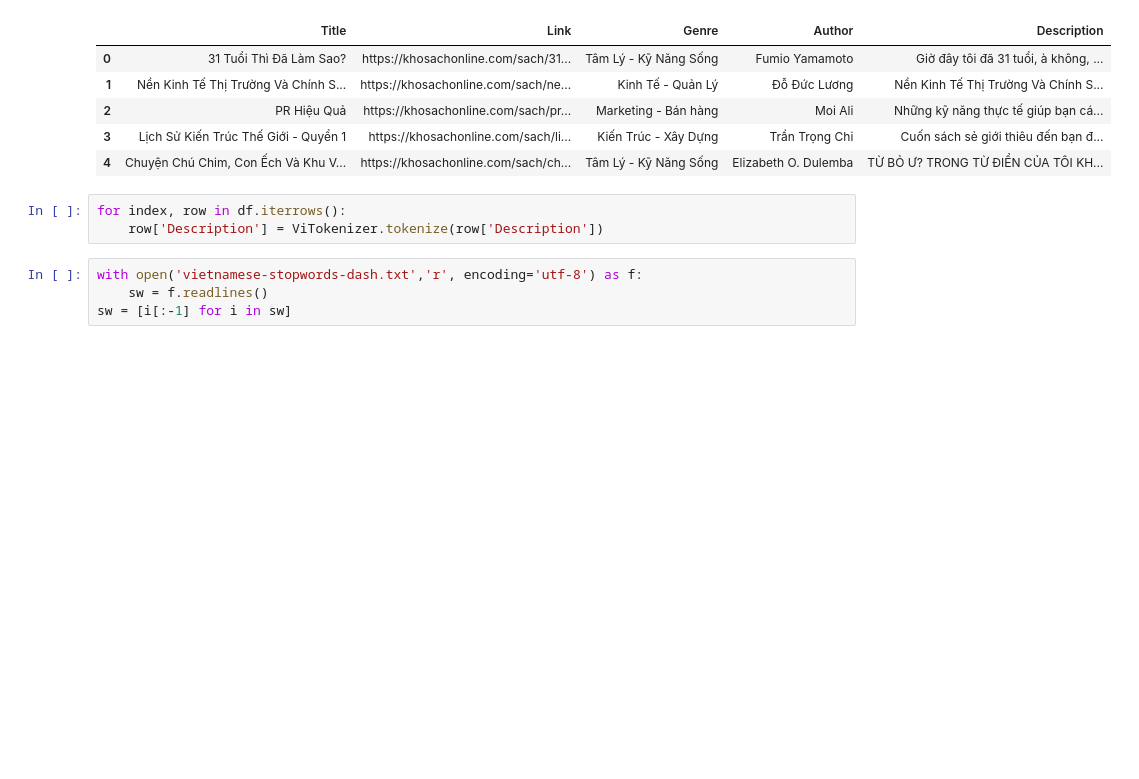
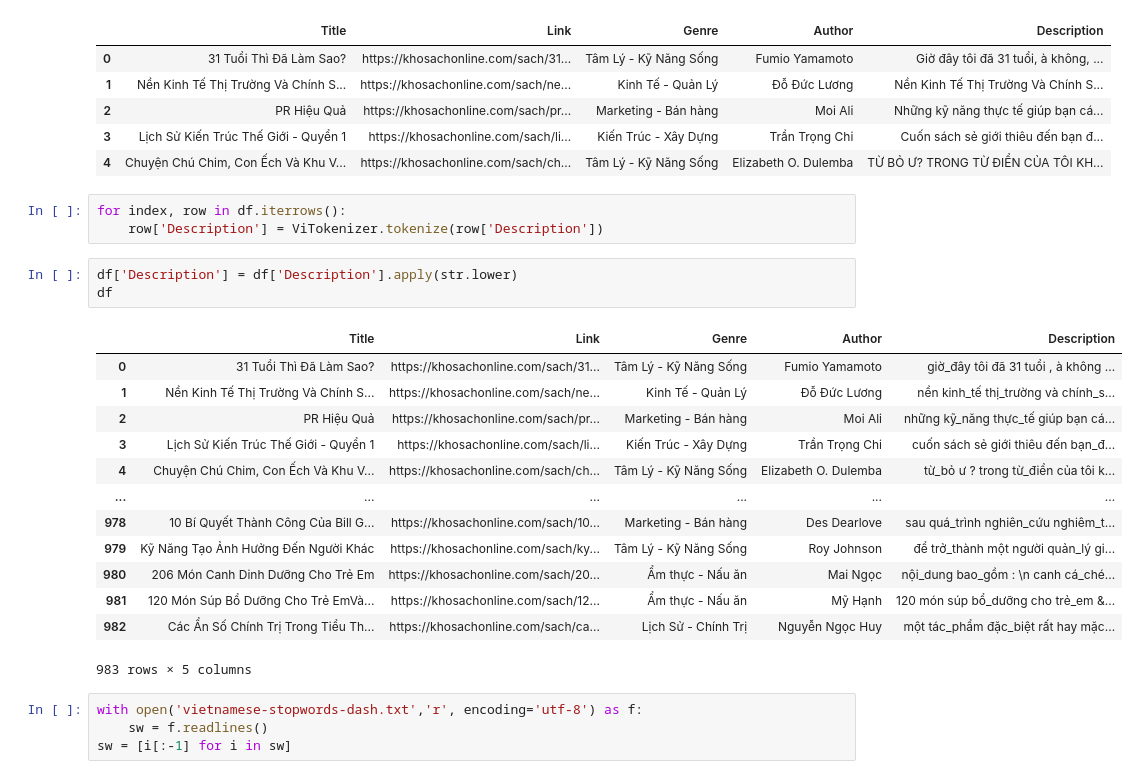
Before and after one commit to TruongSinhAI/Book_Classification, a Jupyter notebook: Preprocessing/Preprocessing.ipynb, the cells around one changed output. Cells and saved outputs as stored; diff of their text form; blank space fills up the shorter version.

```diff
--- a/Preprocessing/Preprocessing.ipynb
+++ b/Preprocessing/Preprocessing.ipynb
@@ -16,6 +16,23 @@ df.head(5)
 # %%
 for index, row in df.iterrows():
     row['Description'] = ViTokenizer.tokenize(row['Description'])
+# %%
+df['Description'] = df['Description'].apply(str.lower)
+df
+# %% [output]
+|  | Title | Link | Genre | Author | Description |
+| 0 | 31 Tuổi Thì Đã Làm Sao? | https://khosachonline.com/sach/31... | Tâm Lý - Kỹ Năng Sống | Fumio Yamamoto | giờ_đây tôi đã 31 tuổi , à không ... |
+| 1 | Nền Kinh Tế Thị Trường Và Chính S... | https://khosachonline.com/sach/ne... | Kinh Tế - Quản Lý | Đỗ Đức Lương | nền kinh_tế thị_trường và chính_s... |
+| 2 | PR Hiệu Quả | https://khosachonline.com/sach/pr... | Marketing - Bán hàng | Moi Ali | những kỹ_năng thực_tế giúp bạn cá... |
+| 3 | Lịch Sử Kiến Trúc Thế Giới - Quyển 1 | https://khosachonline.com/sach/li... | Kiến Trúc - Xây Dựng | Trần Trọng Chi | cuốn sách sẻ giới thiêu đến bạn_đ... |
+| 4 | Chuyện Chú Chim, Con Ếch Và Khu V... | https://khosachonline.com/sach/ch... | Tâm Lý - Kỹ Năng Sống | Elizabeth O. Dulemba | từ_bỏ ư ? trong từ_điển của tôi k... |
+| ... | ... | ... | ... | ... | ... |
+| 978 | 10 Bí Quyết Thành Công Của Bill G... | https://khosachonline.com/sach/10... | Marketing - Bán hàng | Des Dearlove | sau quá_trình nghiên_cứu nghiêm_t... |
+| 979 | Kỹ Năng Tạo Ảnh Hưởng Đến Người Khác | https://khosachonline.com/sach/ky... | Tâm Lý - Kỹ Năng Sống | Roy Johnson | để trở_thành một người quản_lý gi... |
+| 980 | 206 Món Canh Dinh Dưỡng Cho Trẻ Em | https://khosachonline.com/sach/20... | Ẩm thực - Nấu ăn | Mai Ngọc | nội_dung bao_gồm : \n canh cá_ché... |
+| 981 | 120 Món Súp Bổ Dưỡng Cho Trẻ EmVà... | https://khosachonline.com/sach/12... | Ẩm thực - Nấu ăn | Mỹ Hạnh | 120 món súp bổ_dưỡng cho trẻ_em &... |
+| 982 | Các Ẩn Số Chính Trị Trong Tiểu Th... | https://khosachonline.com/sach/ca... | Lịch Sử - Chính Trị | Nguyễn Ngọc Huy | một tác_phẩm đặc_biệt rất hay mặc... |
+983 rows × 5 columns
 # %%
 with open('vietnamese-stopwords-dash.txt','r', encoding='utf-8') as f:
     sw = f.readlines()
```
Also changed, not shown: 10 other files.
